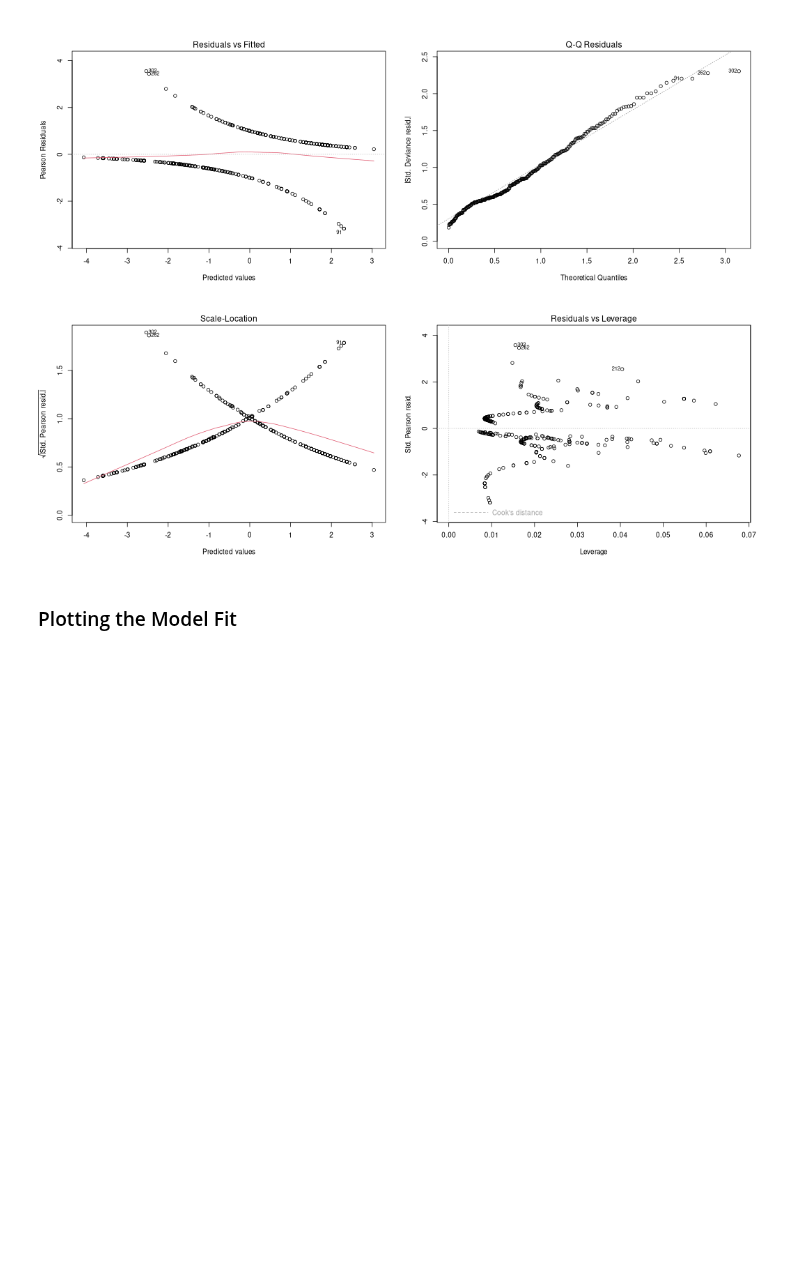
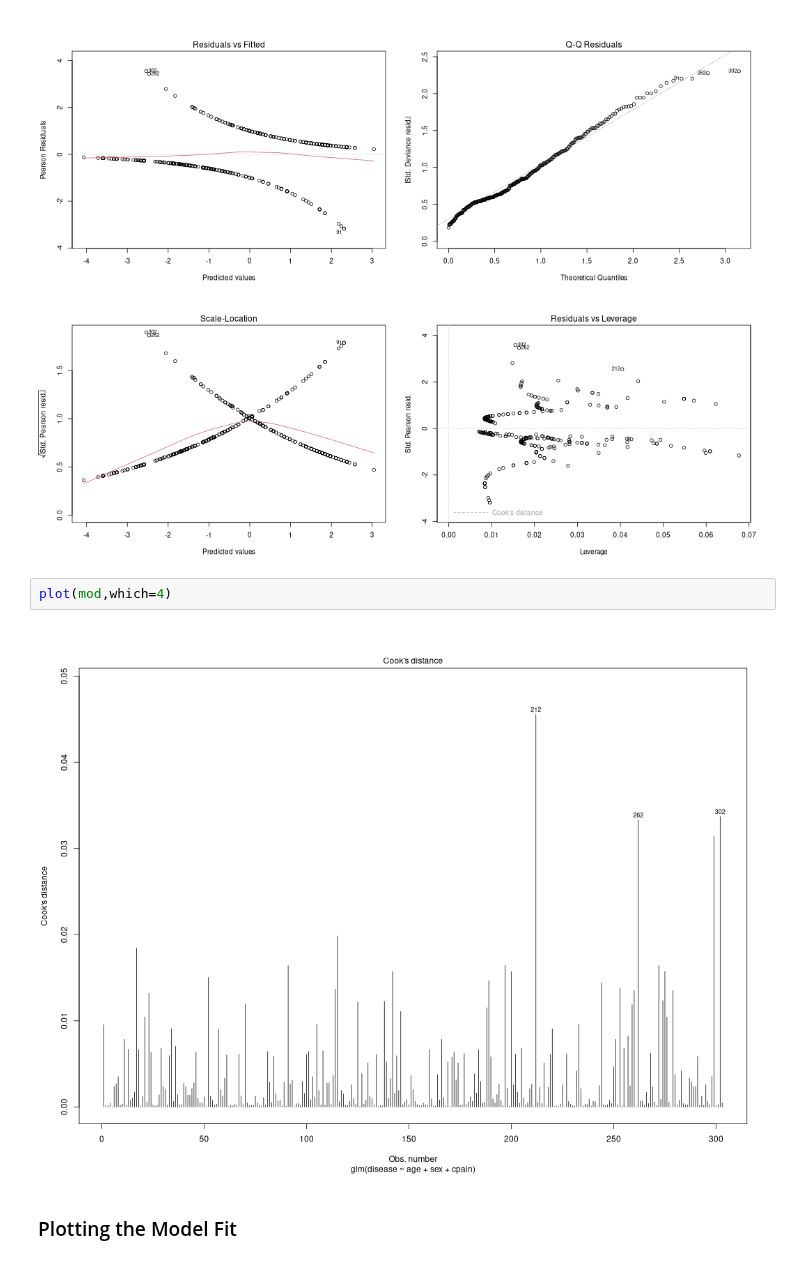
Before and after one commit to PCHN63112-Generalised-Linear-Mixed/logistic-regression, a Jupyter notebook: 1.binary-logistic/4.R.ipynb, the cells around one changed output. Cells and saved outputs as stored; diff of their text form; blank space fills up the shorter version.

```diff
--- a/1.binary-logistic/4.R.ipynb
+++ b/1.binary-logistic/4.R.ipynb
@@ -226,6 +226,10 @@ plot(mod)
 par(mfrow=c(1,1))
 # %% [output]
 [figure]
+# %%
+plot(mod,which=4)
+# %% [output]
+[figure, added]
 # %% [markdown]
 ### Plotting the Model Fit
 # %%
```
Also changed, not shown: parts of 1 cell of this notebook.
